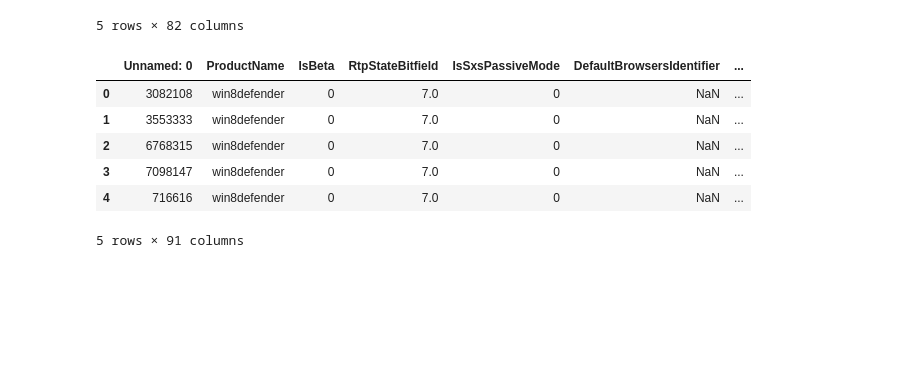
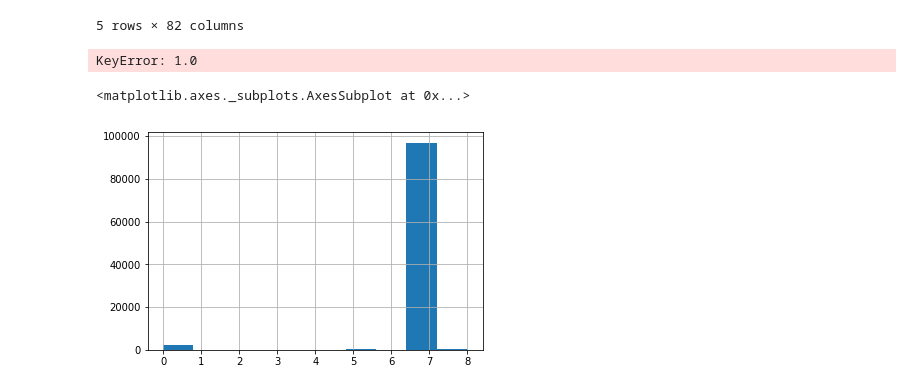
Before and after one commit to kevin-hartman/207-final-project, a Jupyter notebook: data_wrangling.ipynb, the cells around one changed output. Cells and saved outputs as stored; diff of their text form; code cells hidden in the pictures; blank space fills up the shorter version.

```diff
--- a/data_wrangling.ipynb
+++ b/data_wrangling.ipynb
@@ -151,6 +151,16 @@ df.head()
 | 4 | 716616 | win8defender | 1.1.15200.1 | 4.18.1807.18075 | 1.275.215.0 | 0 | 7.0 | ... |
 5 rows × 82 columns
 # %%
+#
+# the real data wrangling:
+#
+
+df = pd.read_csv("data/mini_initial.csv", dtype=dtypes)
+
+#
+# deal with version numbers
+#
+
 def map_version(df, col):
     df[col+'_major'] = df[col].map(lambda x: np.fromstring(x, sep=".", dtype=np.uint8)[0])
     df[col+'_minor'] = df[col].map(lambda x: np.fromstring(x, sep=".", dtype=np.uint8)[1])
@@ -162,12 +172,20 @@ def map_version(df, col):
 df = map_version(df, "EngineVersion")
 df = map_version(df, "AppVersion")
 df = map_version(df, "AvSigVersion")
+
+
+#
+# encode the four values of RtpStateBitfield (NaN, 0, 7, 8) as 01,2,3
+#
+
+df["RtpReduced"] = df["RtpStateBitfield"].map(lambda x: 0 if np.isnan(x) else {0:1, 7:2, 8:3}[x])
+
+
 df.head()
 # %% [output]
-|  | Unnamed: 0 | ProductName | IsBeta | RtpStateBitfield | IsSxsPassiveMode | DefaultBrowsersIdentifier | ... |
-| 0 | 3082108 | win8defender | 0 | 7.0 | 0 | NaN | ... |
-| 1 | 3553333 | win8defender | 0 | 7.0 | 0 | NaN | ... |
-| 2 | 6768315 | win8defender | 0 | 7.0 | 0 | NaN | ... |
-| 3 | 7098147 | win8defender | 0 | 7.0 | 0 | NaN | ... |
-| 4 | 716616 | win8defender | 0 | 7.0 | 0 | NaN | ... |
-5 rows × 91 columns
+KeyError: 1.0
+# %%
+df["RtpStateBitfield"].hist()
+# %% [output]
+<matplotlib.axes._subplots.AxesSubplot at 0x...>
+[figure, added]
```
